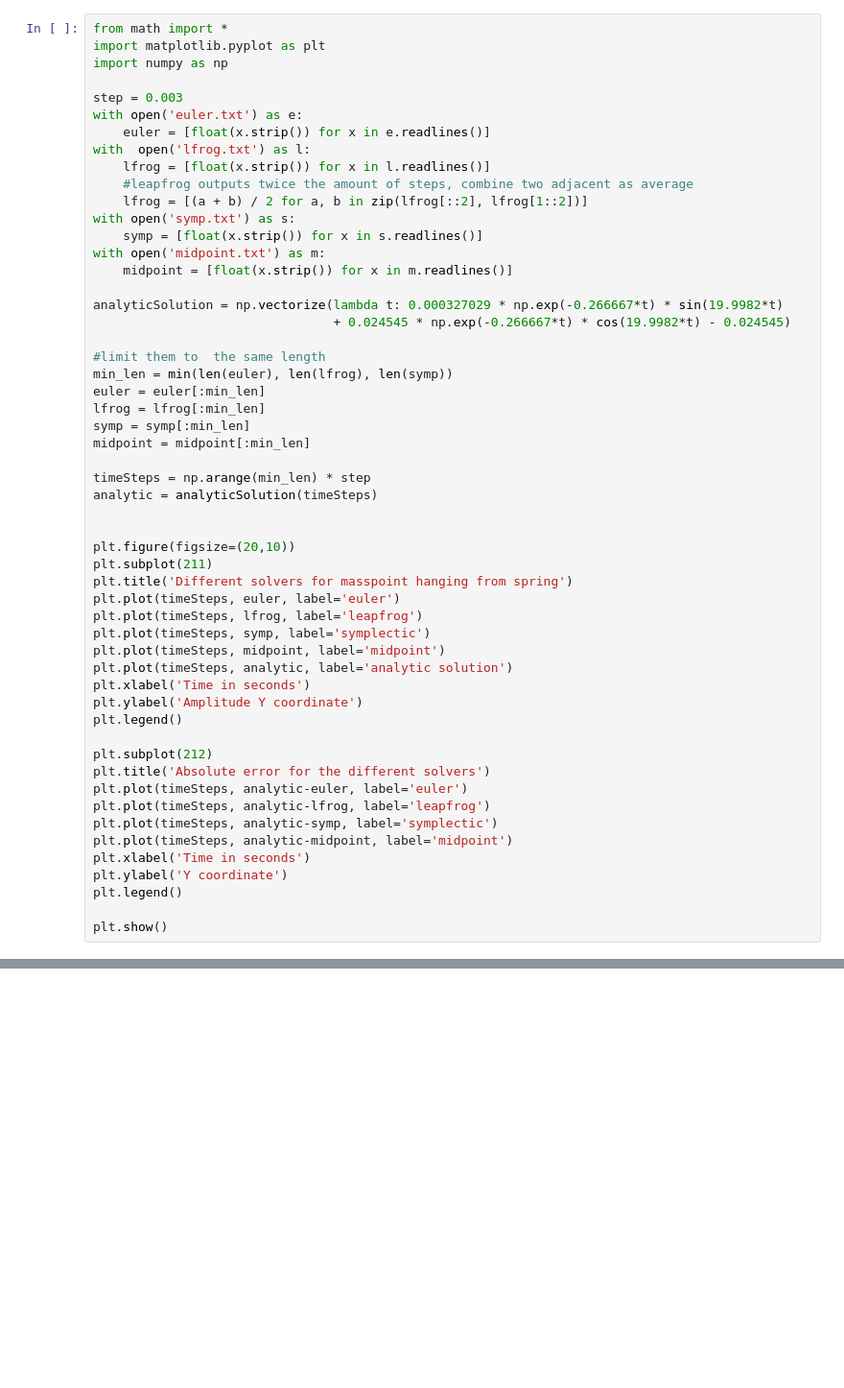
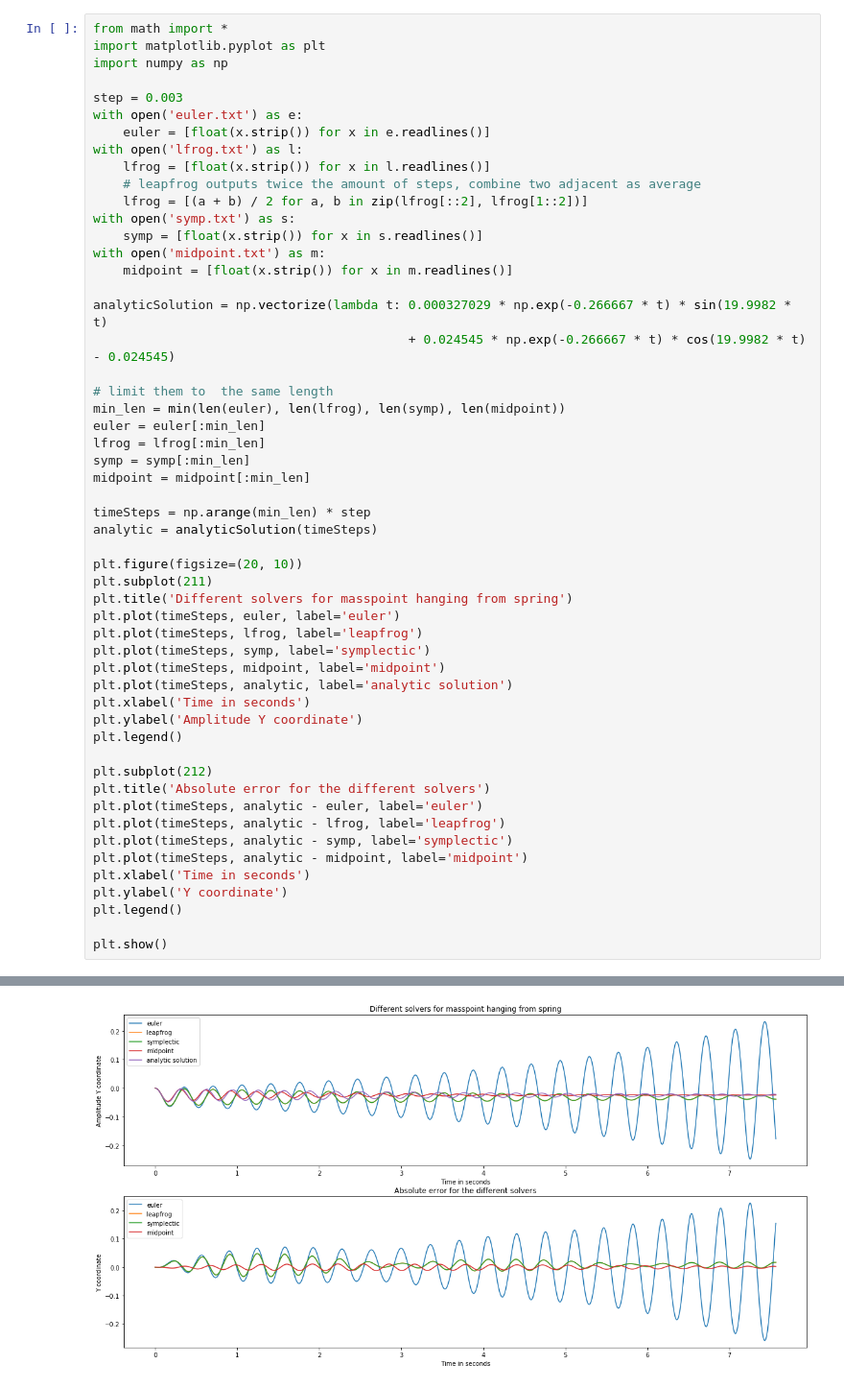
Before and after one commit to alxshine/phys-sim, a Jupyter notebook: MassSpringPlot.ipynb, the cells around one changed output, grey strips where cells are left out. Shown at 96% size. Drawn from its saved outputs; the diff is of its cells as text; blank space fills up the shorter version.

```diff
--- a/MassSpringPlot.ipynb
+++ b/MassSpringPlot.ipynb
@@ -6,20 +78,20 @@ import numpy as np
 step = 0.003
 with open('euler.txt') as e:
     euler = [float(x.strip()) for x in e.readlines()]
-with  open('lfrog.txt') as l:
+with open('lfrog.txt') as l:
     lfrog = [float(x.strip()) for x in l.readlines()]
-    #leapfrog outputs twice the amount of steps, combine two adjacent as average
+    # leapfrog outputs twice the amount of steps, combine two adjacent as average
     lfrog = [(a + b) / 2 for a, b in zip(lfrog[::2], lfrog[1::2])]
 with open('symp.txt') as s:
     symp = [float(x.strip()) for x in s.readlines()]
 with open('midpoint.txt') as m:
     midpoint = [float(x.strip()) for x in m.readlines()]
 
-analyticSolution = np.vectorize(lambda t: 0.000327029 * np.exp(-0.266667*t) * sin(19.9982*t)
-                                + 0.024545 * np.exp(-0.266667*t) * cos(19.9982*t) - 0.024545)
+analyticSolution = np.vectorize(lambda t: 0.000327029 * np.exp(-0.266667 * t) * sin(19.9982 * t)
+                                          + 0.024545 * np.exp(-0.266667 * t) * cos(19.9982 * t) - 0.024545)
 
-#limit them to  the same length
-min_len = min(len(euler), len(lfrog), len(symp))
+# limit them to  the same length
+min_len = min(len(euler), len(lfrog), len(symp), len(midpoint))
 euler = euler[:min_len]
 lfrog = lfrog[:min_len]
 symp = symp[:min_len]
@@ -28,8 +100,7 @@ midpoint = midpoint[:min_len]
 timeSteps = np.arange(min_len) * step
 analytic = analyticSolution(timeSteps)
 
-
-plt.figure(figsize=(20,10))
+plt.figure(figsize=(20, 10))
 plt.subplot(211)
 plt.title('Different solvers for masspoint hanging from spring')
 plt.plot(timeSteps, euler, label='euler')
@@ -43,10 +114,10 @@ plt.legend()
 
 plt.subplot(212)
 plt.title('Absolute error for the different solvers')
-plt.plot(timeSteps, analytic-euler, label='euler')
-plt.plot(timeSteps, analytic-lfrog, label='leapfrog')
-plt.plot(timeSteps, analytic-symp, label='symplectic')
-plt.plot(timeSteps, analytic-midpoint, label='midpoint')
+plt.plot(timeSteps, analytic - euler, label='euler')
+plt.plot(timeSteps, analytic - lfrog, label='leapfrog')
+plt.plot(timeSteps, analytic - symp, label='symplectic')
+plt.plot(timeSteps, analytic - midpoint, label='midpoint')
 plt.xlabel('Time in seconds')
 plt.ylabel('Y coordinate')
 plt.legend()
@@ -56,0 +127 @@ ValueError: x and y must have same first dimension, but have shapes (2523,) and
+[figure, added]
```
Also changed, not shown: parts of 3 cells of this notebook, 1 other file.
